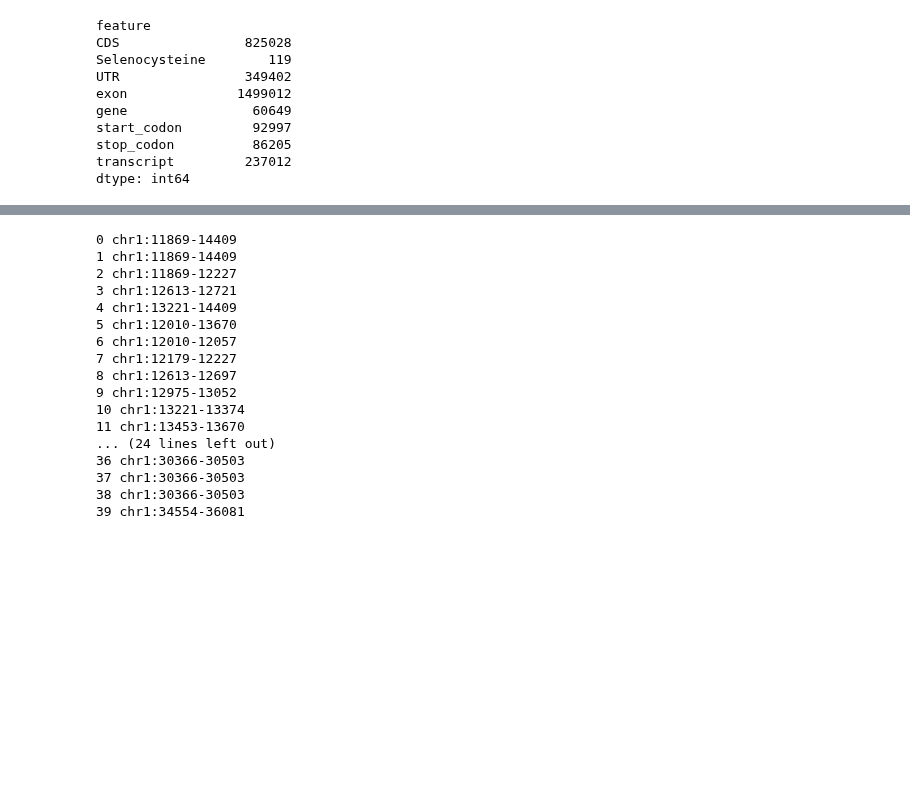
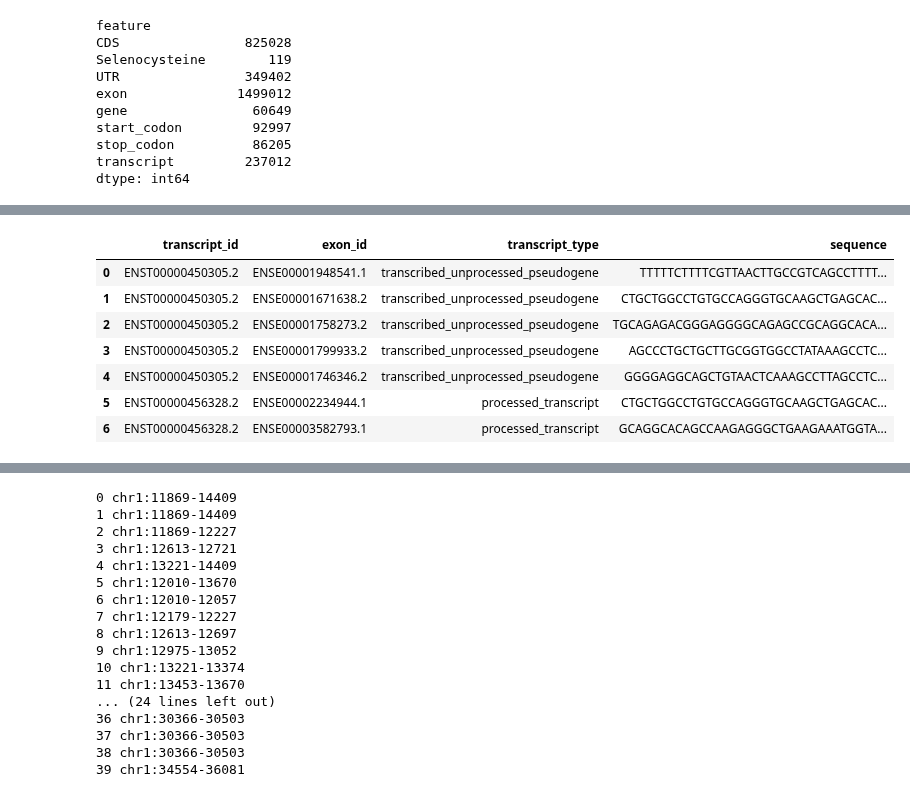
Before and after one commit to duttaprat/Postdoc, a Jupyter notebook: preprocessing/notebooks_scripts/TSS_Promoter_Splice_set.ipynb, the cells around one changed output, grey strips where cells are left out. Drawn from its saved outputs; the diff is of its cells as text; code cells hidden in the pictures; blank space fills up the shorter version.

```diff
--- a/preprocessing/notebooks_scripts/TSS_Promoter_Splice_set.ipynb
+++ b/preprocessing/notebooks_scripts/TSS_Promoter_Splice_set.ipynb
@@ -105,3 +105,8 @@ df_chr1_transcript.head(15)
 | 12 | chr1 | HAVANA | exon | 17915 | 18061 | NaN | - | 0 | ENSG00000227232.5 | unprocessed_pseudogene | WASH7P | ... |
 | 13 | chr1 | HAVANA | exon | 17606 | 17742 | NaN | - | 0 | ENSG00000227232.5 | unprocessed_pseudogene | WASH7P | ... |
 | 14 | chr1 | HAVANA | exon | 17233 | 17368 | NaN | - | 0 | ENSG00000227232.5 | unprocessed_pseudogene | WASH7P | ... |
+# %%
+promoter_coordinates = [-249, 50]
+core_promoter_coordinates= [-34, 35]
+donor_coordinates= [-199, 200]
+acceptor_coordinates= [-199, 200]
@@ -108 +115,11 @@ df_chr1_transcript.head(15)
+# %%
+def acceptor_sequence(entry, df_acceptor_splice, acceptor_index):
+    print ("@@@@", acceptor_index)
+    df_acceptor_splice.loc[acceptor_index, ['transcript_id']]= entry['transcript_id']
+    df_acceptor_splice.loc[acceptor_index, ['exon_id']] = entry['exon_id']
+    df_acceptor_splice.loc[acceptor_index, ['transcript_type']] = entry['transcript_type']
+    acceptor_query= entry['seqname']+':'+str(int(entry['end'])+acceptor_coordinates[0])+'-'+str(int(entry['end'])+acceptor_coordinates[1])
+    print ("##$$$", acceptor_query)
+    df_acceptor_splice.loc[acceptor_index, ['sequence']] = pybedtools.BedTool.seq(acceptor_query, fasta)
+    print ("###", acceptor_index)
 # %%
@@ -145,5 +213,11 @@ fasta = pybedtools.example_filename(reference_genome_file_path)
 # %%
-df_TSS_set = pd.DataFrame(columns= ['exon_id','exon_number','transcript_id','transcript_type','sequence'])
-df_core_promoter_set = pd.DataFrame(columns= ['exon_id','exon_number','transcript_id','transcript_type','sequence'])
-df_donor_splice_set = pd.DataFrame(columns= ['exon_id','exon_number','transcript_id','transcript_type','sequence'])
-df_acceptor_splice_set = pd.DataFrame(columns= ['exon_id','exon_number','transcript_id','transcript_type','sequence'])
+df_donor_splice
+# %% [output]
+|  | transcript_id | exon_id | transcript_type | sequence |
+| 0 | ENST00000450305.2 | ENSE00001948541.1 | transcribed_unprocessed_pseudogene | TTTTTCTTTTCGTTAACTTGCCGTCAGCCTTTT... |
+| 1 | ENST00000450305.2 | ENSE00001671638.2 | transcribed_unprocessed_pseudogene | CTGCTGGCCTGTGCCAGGGTGCAAGCTGAGCAC... |
+| 2 | ENST00000450305.2 | ENSE00001758273.2 | transcribed_unprocessed_pseudogene | TGCAGAGACGGGAGGGGCAGAGCCGCAGGCACA... |
+| 3 | ENST00000450305.2 | ENSE00001799933.2 | transcribed_unprocessed_pseudogene | AGCCCTGCTGCTTGCGGTGGCCTATAAAGCCTC... |
+| 4 | ENST00000450305.2 | ENSE00001746346.2 | transcribed_unprocessed_pseudogene | GGGGAGGCAGCTGTAACTCAAAGCCTTAGCCTC... |
+| 5 | ENST00000456328.2 | ENSE00002234944.1 | processed_transcript | CTGCTGGCCTGTGCCAGGGTGCAAGCTGAGCAC... |
+| 6 | ENST00000456328.2 | ENSE00003582793.1 | processed_transcript | GCAGGCACAGCCAAGAGGGCTGAAGAAATGGTA... |
```
Also changed, not shown: parts of 8 cells of this notebook.
